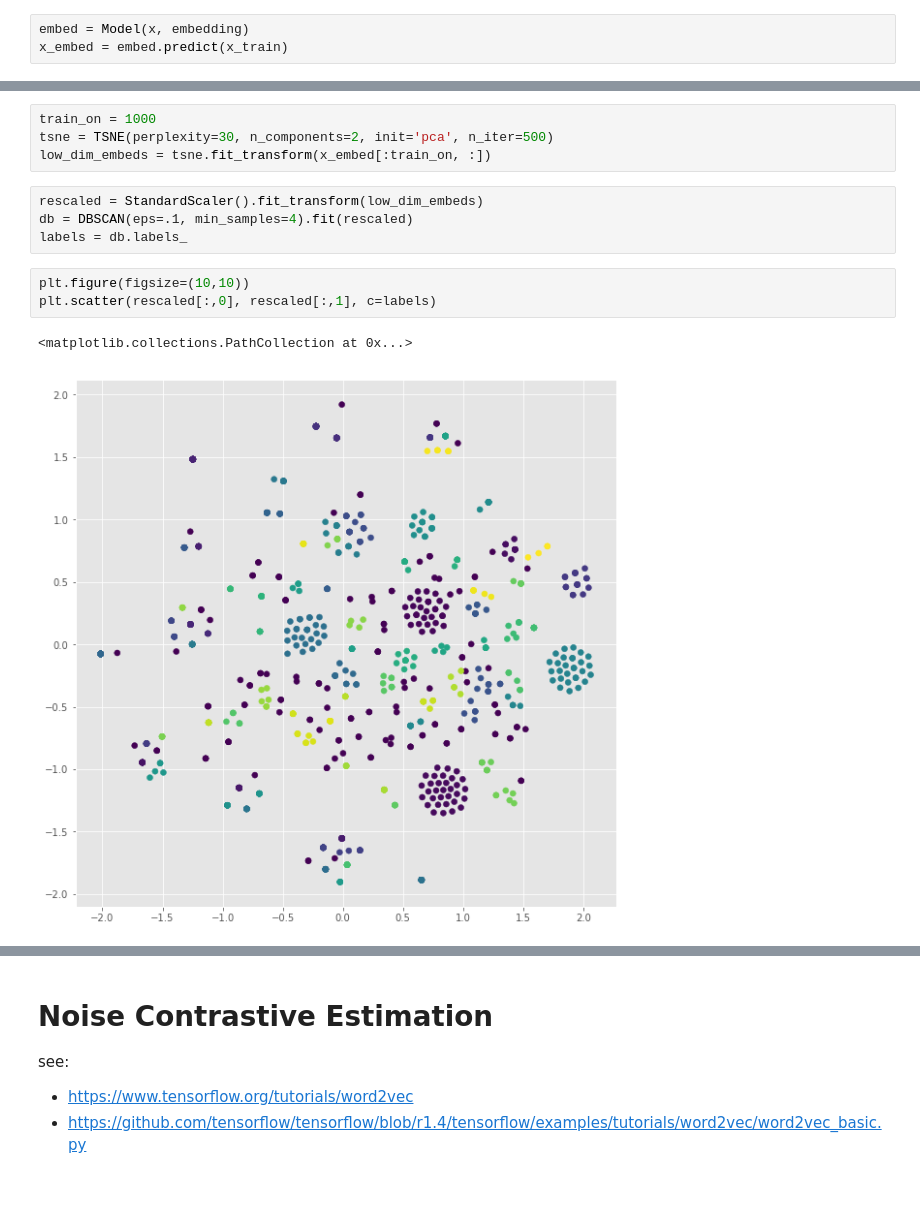
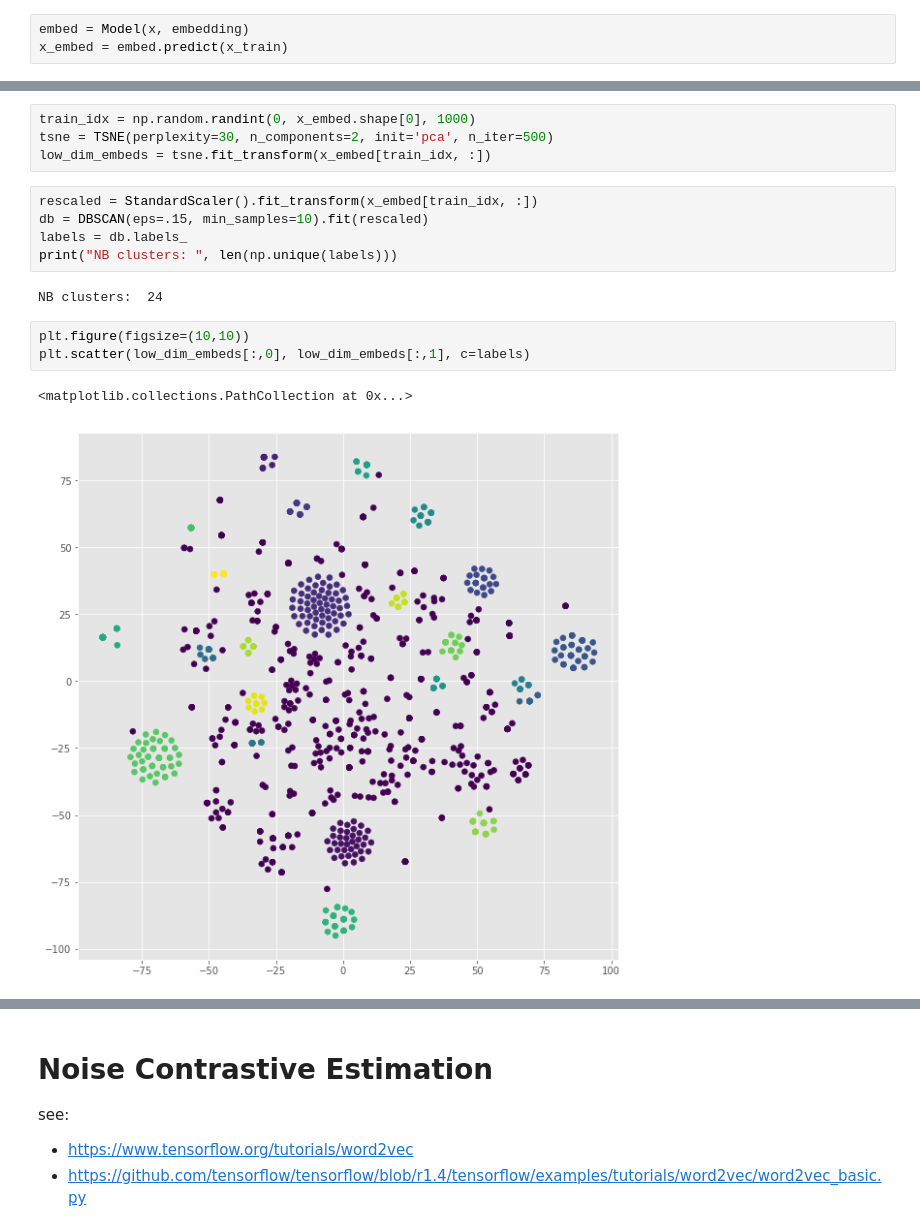
Before and after one commit to mwalton/bdh22, a Jupyter notebook: notes/analysis.ipynb, the cells around one changed output, grey strips where cells are left out. Cells and saved outputs as stored; diff of their text form; blank space fills up the shorter version.

Commit message:
clustering in embedding space, clust metrics, reverse lookup procedure description

```diff
--- a/notes/analysis.ipynb
+++ b/notes/analysis.ipynb
@@ -140,14 +172,17 @@ x_embed = embed.predict(x_train)
 # %%
-train_on = 1000
+train_idx = np.random.randint(0, x_embed.shape[0], 1000)
 tsne = TSNE(perplexity=30, n_components=2, init='pca', n_iter=500)
-low_dim_embeds = tsne.fit_transform(x_embed[:train_on, :])
+low_dim_embeds = tsne.fit_transform(x_embed[train_idx, :])
 # %%
-rescaled = StandardScaler().fit_transform(low_dim_embeds)
-db = DBSCAN(eps=.1, min_samples=4).fit(rescaled)
+rescaled = StandardScaler().fit_transform(x_embed[train_idx, :])
+db = DBSCAN(eps=.15, min_samples=10).fit(rescaled)
 labels = db.labels_
+print("NB clusters: ", len(np.unique(labels)))
+# %% [output]
+NB clusters:  24
 # %%
 plt.figure(figsize=(10,10))
-plt.scatter(rescaled[:,0], rescaled[:,1], c=labels)
+plt.scatter(low_dim_embeds[:,0], low_dim_embeds[:,1], c=labels)
 # %% [output]
 <matplotlib.collections.PathCollection at 0x...>
-[figure, old version]
+[figure, new version]
```
Also changed, not shown: parts of 10 cells of this notebook.
